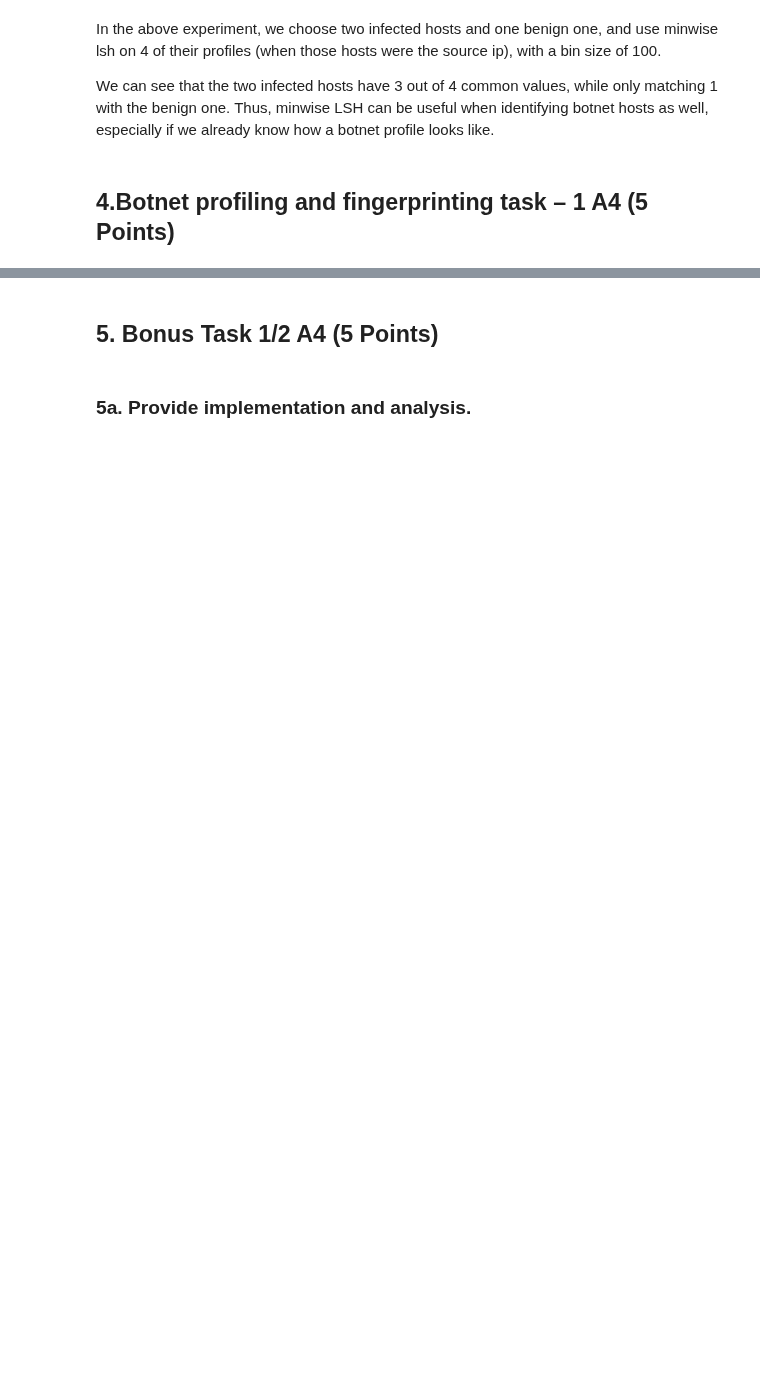
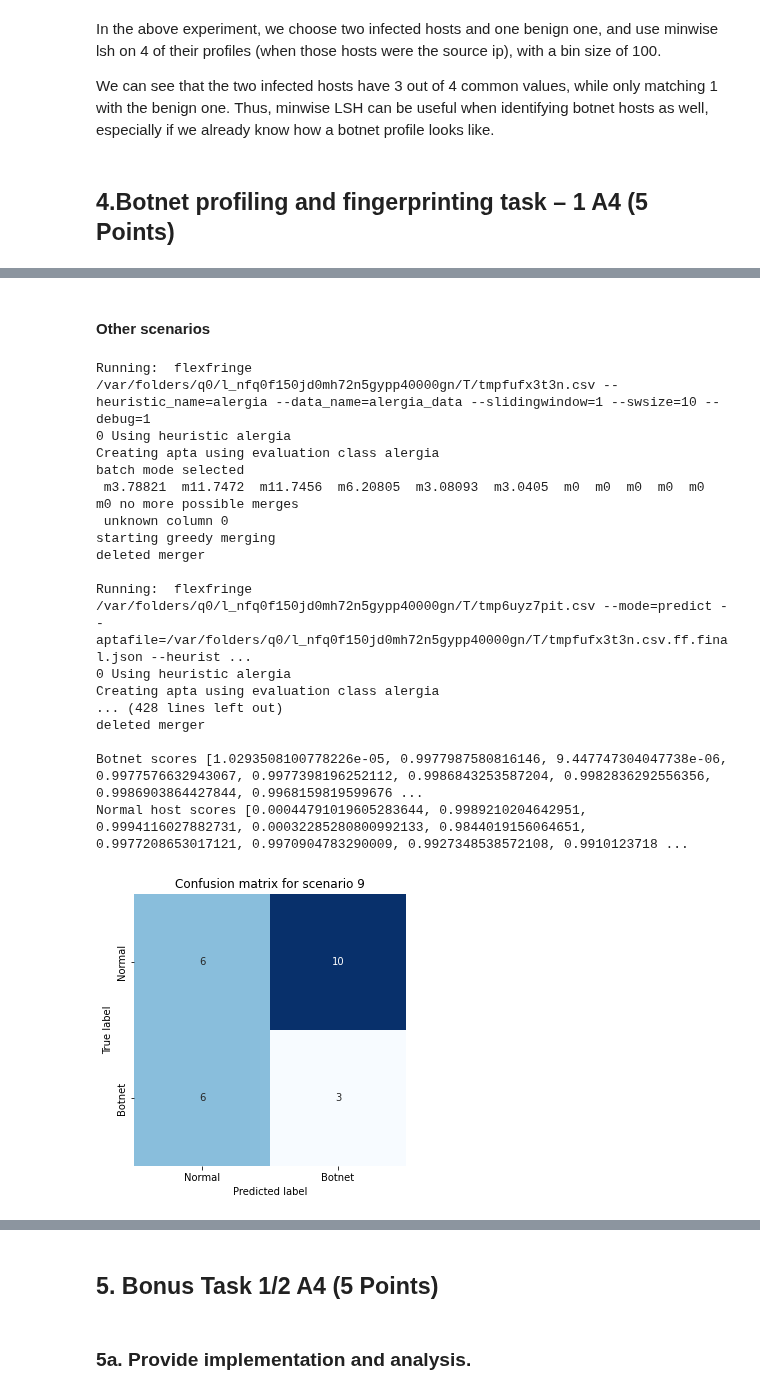
Before and after one commit to kponichtera/cs4035-cda, a Jupyter notebook: lab3/lab3.ipynb, the cells around one changed output, grey strips where cells are left out. Saved outputs shown, nothing was run; the diff lists cells and outputs as text; code cells hidden in the pictures; blank space fills up the shorter version.

```diff
--- a/lab3/lab3.ipynb
+++ b/lab3/lab3.ipynb
@@ -37,3 +44,5 @@ All the necessary packages are specifeid in _requirements.txt_, and can be insta
+# %%
+flexfringe_path = "/Users/ionbabalau/uni/q4/FlexFringe/flexfringe"
 # %% [markdown]
 ## 1. Familiarization and discretization task – 1 A4 (5 Points)
 # %% [markdown]
@@ -517,16 +440,0 @@ deleted merger
-# %%
-benign_scores = []
-ignore_hosts = ['147.32.84.164', '147.32.84.170', '147.32.84.134', '147.32.86.96', '147.32.84.25', '147.32.84.59', '147.32.84.13']
-for host in benign_hosts:
-    print(host)
-    if host in ignore_hosts:
-        df_host = df[df['SrcAddr'] == host]
-        df_host = df_host.reset_index(drop=True)
-        profile = create_flexfringe_ip_profile(df_host)
-        equal_len = botnet_profile.copy()
-        if len(profile) < len(botnet_profile):
-            profile += [0] * abs(len(profile) - len(botnet_profile))
-        elif len(profile) > len(botnet_profile):
-            equal_len += [0] * abs(len(profile) - len(botnet_profile))
-        benign_scores.append(cosine(profile, equal_len))
-print(benign_scores)
@@ -552,0 +543,46 @@ Running:  flexfringe /var/folders/q0/l_nfq0f150jd0mh72n5gypp40000gn/T/tmpsul3lli
+# %% [markdown]
+#### Other scenarios
+# %%
+features = ['TotPkts', 'Dur']
+comb_col_name = features[0] + '_' + features[1]
+
+def create_comboined_feature(input_df):
+    features_combined = np.zeros(len(input_df[[features[0]]]))
+    for i in range(len(features)):
+        discretizer = KBinsDiscretizer(n_bins=12, strategy='uniform', encode='ordinal')
+        df_feature = input_df[[features[i]]].to_numpy()
+        bins = discretizer.fit_transform(df_feature)[:, 0]
+        vectorizer = np.vectorize(lambda x: int(discretizer.bin_edges_[0][int(x)]))
+        feature_discretized = vectorizer(bins)
+        if i == 0:
+            features_combined = list(map(str, feature_discretized))
+        else:
+            temp = list(map(str, feature_discretized))
+            for j in range(len(features_combined)):
+                features_combined[j] += temp[j]
+    input_df[comb_col_name] = features_combined
+    return input_df
+
+df_9 = pd.read_csv("data/dataset_9/capture20110817.binetflow")
+df_9 = create_comboined_feature(df_9)
+benign_hosts = get_normal_hosts(df_9)
+eval_flex(df_9, botnet_host, infected_hosts, benign_hosts, 0.997, 9)
+# %% [output]
+Running:  flexfringe /var/folders/q0/l_nfq0f150jd0mh72n5gypp40000gn/T/tmpfufx3t3n.csv --heuristic_name=alergia --data_name=alergia_data --slidingwindow=1 --swsize=10 --debug=1
+0 Using heuristic alergia
+Creating apta using evaluation class alergia
+batch mode selected
+ m3.78821  m11.7472  m11.7456  m6.20805  m3.08093  m3.0405  m0  m0  m0  m0  m0  m0 no more possible merges
+ unknown column 0
+starting greedy merging
+deleted merger
+
+Running:  flexfringe /var/folders/q0/l_nfq0f150jd0mh72n5gypp40000gn/T/tmp6uyz7pit.csv --mode=predict --aptafile=/var/folders/q0/l_nfq0f150jd0mh72n5gypp40000gn/T/tmpfufx3t3n.csv.ff.final.json --heurist ...
+0 Using heuristic alergia
+Creating apta using evaluation class alergia
+... (428 lines left out)
+deleted merger
+
+Botnet scores [1.0293508100778226e-05, 0.9977987580816146, 9.447747304047738e-06, 0.9977576632943067, 0.9977398196252112, 0.9986843253587204, 0.9982836292556356, 0.9986903864427844, 0.9968159819599676 ...
+Normal host scores [0.00044791019605283644, 0.9989210204642951, 0.9994116027882731, 0.00032285280800992133, 0.9844019156064651, 0.9977208653017121, 0.9970904783290009, 0.9927348538572108, 0.9910123718 ...
+[figure, added]
```
Also changed, not shown: parts of 20 cells of this notebook.
